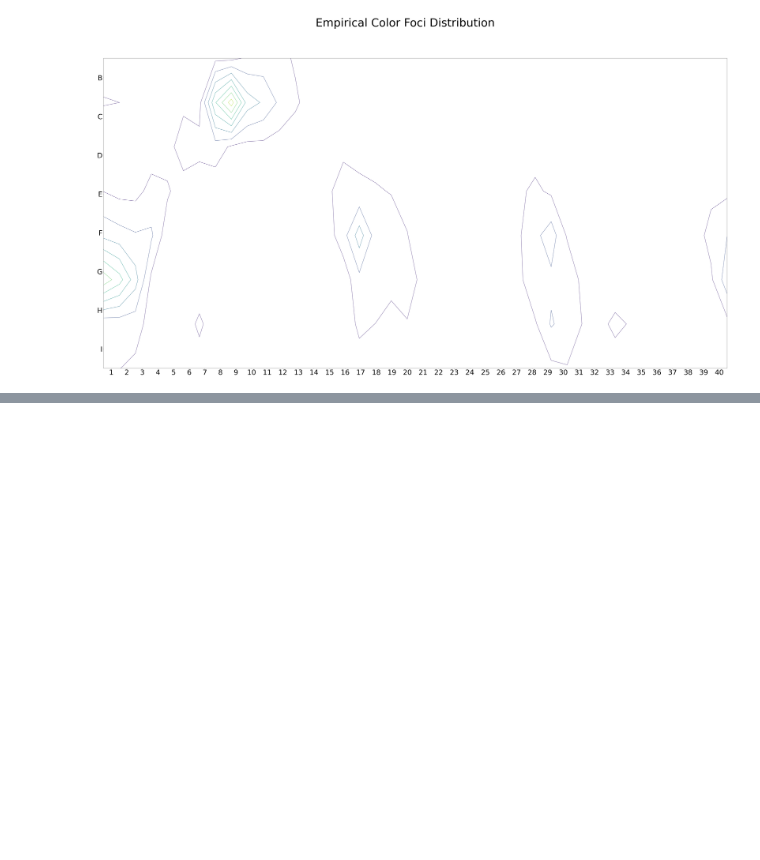
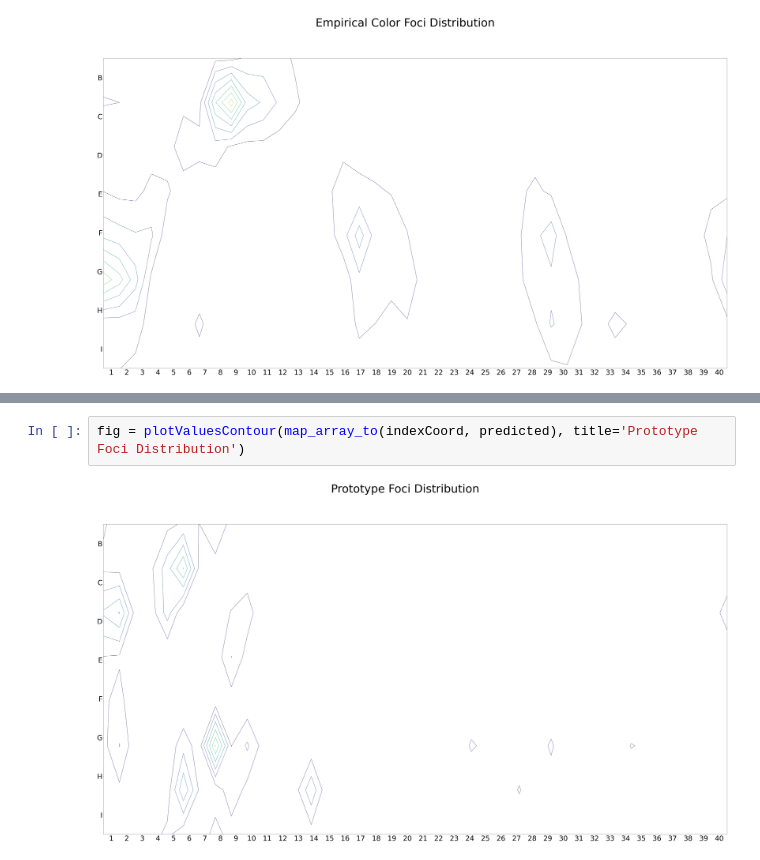
Before and after one commit to gnguralnick/cog260-project, a Jupyter notebook: wcs_notebook.ipynb, the cells around one changed output, grey strips where cells are left out. Drawn from its saved outputs; the diff is of its cells as text; blank space fills up the shorter version.

```diff
--- a/wcs_notebook.ipynb
+++ b/wcs_notebook.ipynb
@@ -236,0 +386,4 @@ fig = plotValuesContour(map_array_to(indexCoord, overallFociCount), title='Empir
+# %%
+fig = plotValuesContour(map_array_to(indexCoord, predicted), title='Prototype Foci Distribution')
+# %% [output]
+[figure, added]
```
Also changed, not shown: parts of 15 cells of this notebook.
